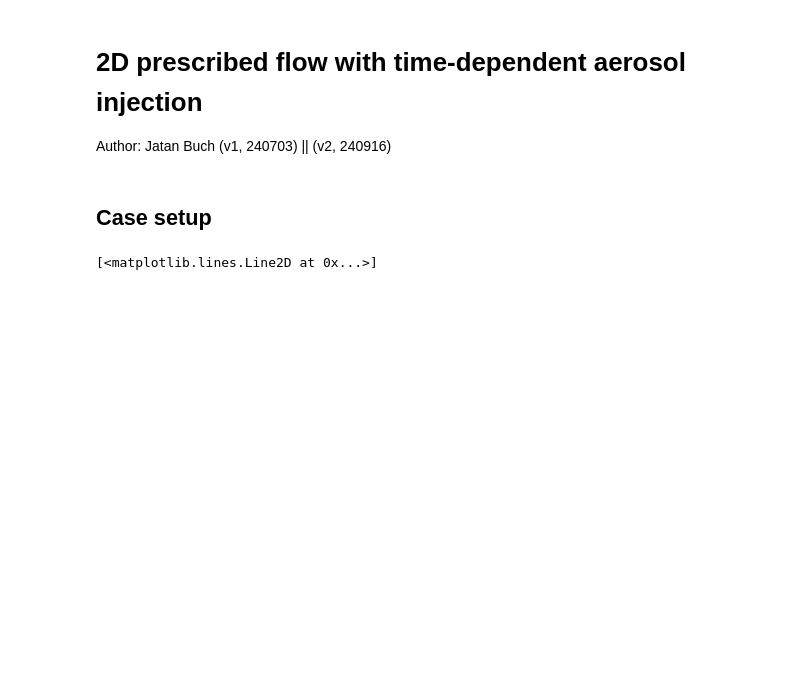
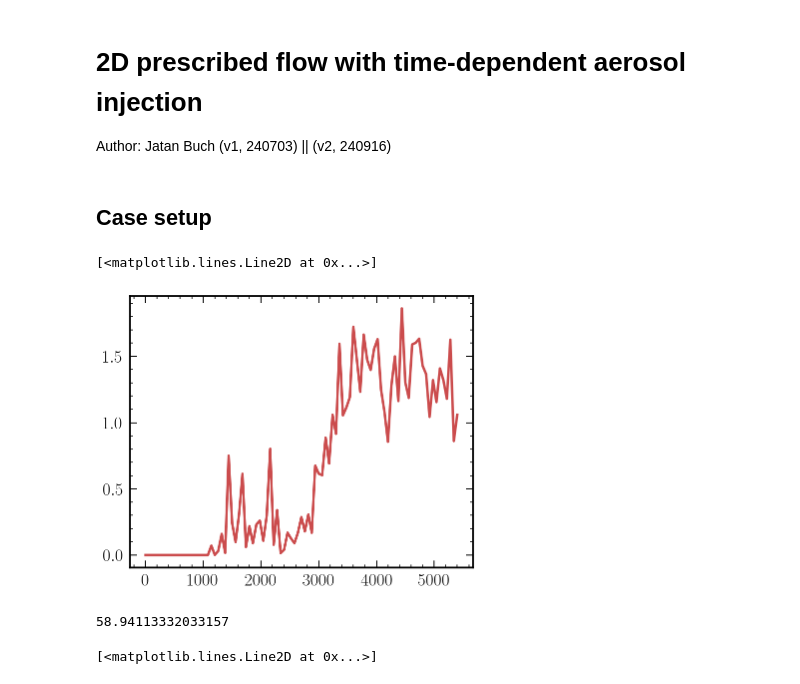
Before and after one commit to jtbuch/PySDM, a Jupyter notebook: examples/PySDM_examples/Buch_et_al_2024/plot_script_sd_update_2d.ipynb, the cells around one changed output. Saved outputs shown, nothing was run; the diff lists cells and outputs as text; code cells hidden in the pictures; blank space fills up the shorter version.

```diff
--- a/examples/PySDM_examples/Buch_et_al_2024/plot_script_sd_update_2d.ipynb
+++ b/examples/PySDM_examples/Buch_et_al_2024/plot_script_sd_update_2d.ipynb
@@ -92,7 +93,16 @@ exporter = NetCDFExporter(storage, settings, simulation, sav_file_path + "_n1_10
 exporter.run(controller=DummyController())
 # %%
-output= xarray.open_dataset(sav_file_path + "_n1_10_r1_0.1_benchmark_tps.nc")
+output= xarray.open_dataset(sav_file_path + "seeded_sample_n1_10_r1_0.1_nsd_50_rsd_1_pattern_2.nc")
 output= output.transpose("T", "Z", "X", "Particles Wet Size Spectrum_bin_left_edges", "Particles Dry Size Spectrum_bin_left_edges", 'radius binned number averaged terminal velocity_bin_left_edges')
+# %%
+plt.plot(output['T'].dt.seconds.data, output['rain water mixing ratio'][:, 0, :].sum(dim= 'X').values*1e3)
+# %% [output]
+[<matplotlib.lines.Line2D at 0x...>]
+[figure, added]
+# %%
+output['rain water mixing ratio'][:, 0, :].sum(dim= 'X').values.sum()*1e3
+# %% [output]
+58.94113332033157
 # %%
 plt.plot(output['T'].dt.seconds.data, output['rain water mixing ratio'][:, 0, :].sum(dim= 'X').values*1e3)
 # %% [output]
```
Also changed, not shown: parts of 3 cells of this notebook, 2 other files.
